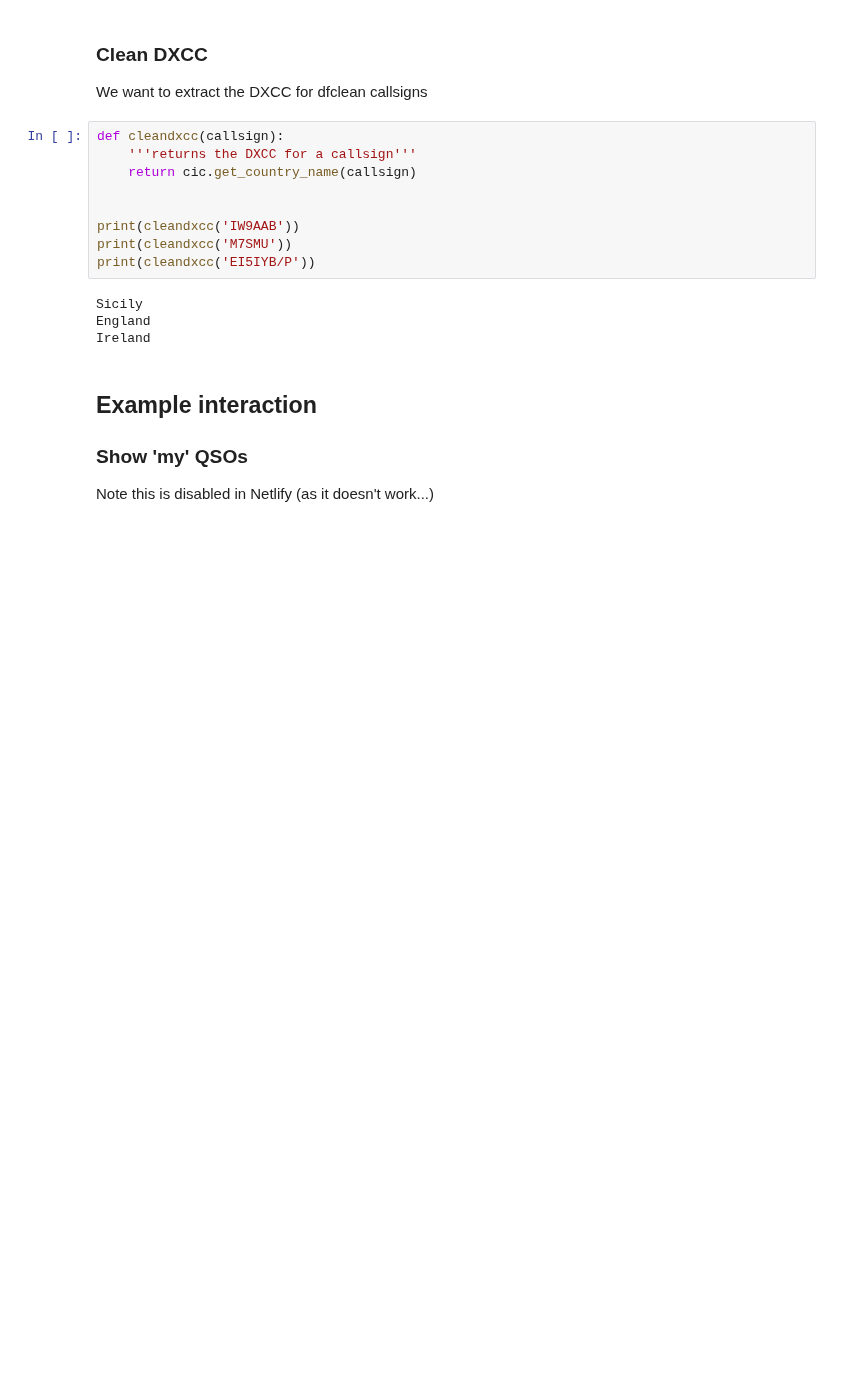
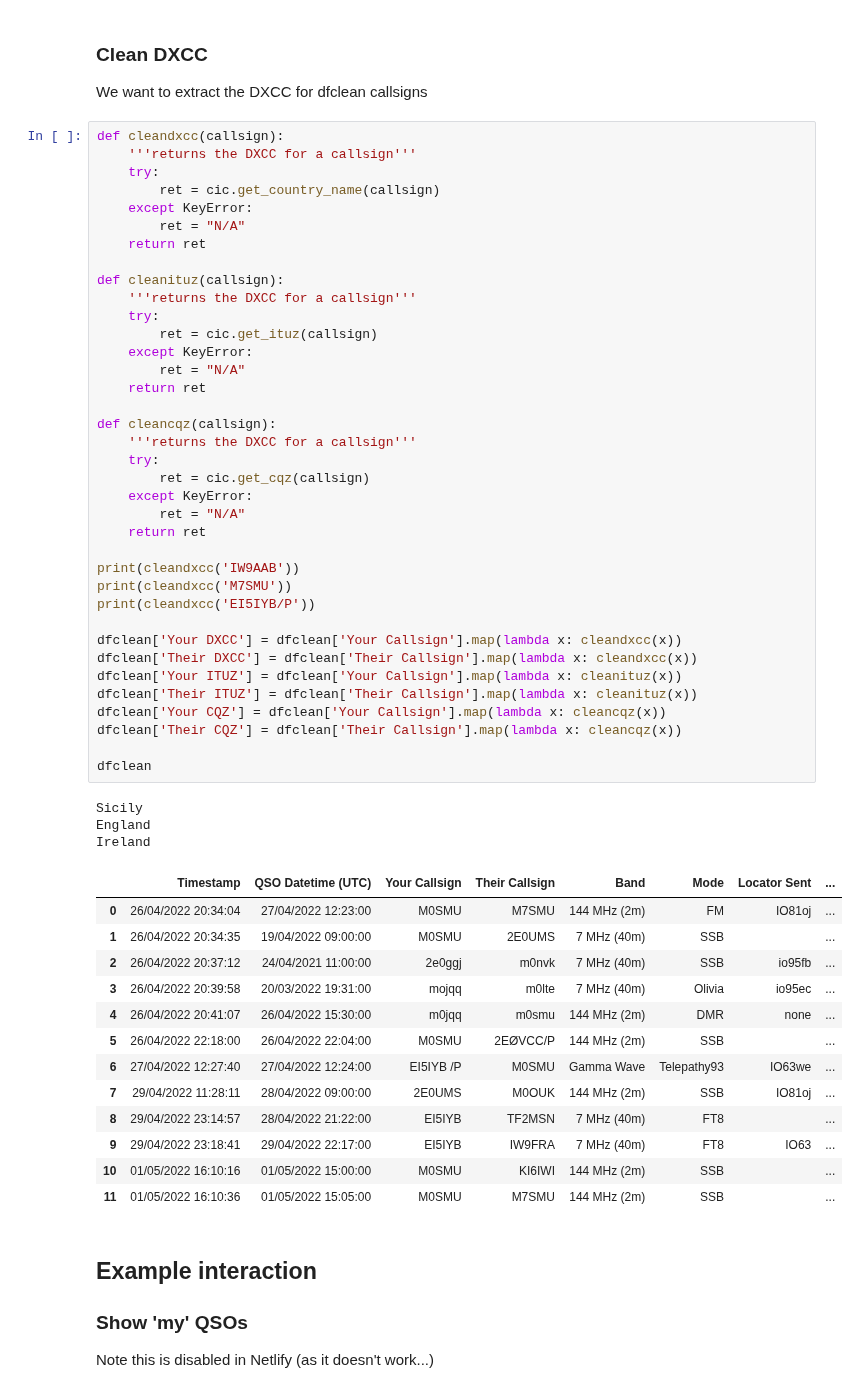
Before and after one commit to smurphboy/WAllOARC, a Jupyter notebook: WorkedAllOARC.ipynb, the cells around one changed output. Saved outputs shown, nothing was run; the diff lists cells and outputs as text; blank space fills up the shorter version.

Commit message:
Some more clean DXCC

```diff
--- a/WorkedAllOARC.ipynb
+++ b/WorkedAllOARC.ipynb
@@ -156,19 +156,60 @@ dfclean.head(10)
 ### Clean DXCC
 
 We want to extract the DXCC for dfclean callsigns
-# %%
-def cleandxcc(callsign):
-    '''returns the DXCC for a callsign'''
-    return cic.get_country_name(callsign)
-
-
-print(cleandxcc('IW9AAB'))
-print(cleandxcc('M7SMU'))
-print(cleandxcc('EI5IYB/P'))
-# %% [output]
-Sicily
-England
-Ireland
+# %%
+def cleandxcc(callsign):
+    '''returns the DXCC for a callsign'''
+    try:
+        ret = cic.get_country_name(callsign)
+    except KeyError:
+        ret = "N/A"
+    return ret
+
+def cleanituz(callsign):
+    '''returns the DXCC for a callsign'''
+    try:
+        ret = cic.get_ituz(callsign)
+    except KeyError:
+        ret = "N/A"
+    return ret
+
+def cleancqz(callsign):
+    '''returns the DXCC for a callsign'''
+    try:
+        ret = cic.get_cqz(callsign)
+    except KeyError:
+        ret = "N/A"
+    return ret
+
+print(cleandxcc('IW9AAB'))
+print(cleandxcc('M7SMU'))
+print(cleandxcc('EI5IYB/P'))
+
+dfclean['Your DXCC'] = dfclean['Your Callsign'].map(lambda x: cleandxcc(x))
+dfclean['Their DXCC'] = dfclean['Their Callsign'].map(lambda x: cleandxcc(x))
+dfclean['Your ITUZ'] = dfclean['Your Callsign'].map(lambda x: cleanituz(x))
+dfclean['Their ITUZ'] = dfclean['Their Callsign'].map(lambda x: cleanituz(x))
+dfclean['Your CQZ'] = dfclean['Your Callsign'].map(lambda x: cleancqz(x))
+dfclean['Their CQZ'] = dfclean['Their Callsign'].map(lambda x: cleancqz(x))
+
+dfclean
+# %% [output]
+Sicily
+England
+Ireland
+|  | Timestamp | QSO Datetime (UTC) | Your Callsign | Their Callsign | Band | Mode | Locator Sent | ... |
+| 0 | 26/04/2022 20:34:04 | 27/04/2022 12:23:00 | M0SMU | M7SMU | 144 MHz (2m) | FM | IO81oj | ... |
+| 1 | 26/04/2022 20:34:35 | 19/04/2022 09:00:00 | M0SMU | 2E0UMS | 7 MHz (40m) | SSB |  | ... |
+| 2 | 26/04/2022 20:37:12 | 24/04/2021 11:00:00 | 2e0ggj | m0nvk | 7 MHz (40m) | SSB | io95fb | ... |
+| 3 | 26/04/2022 20:39:58 | 20/03/2022 19:31:00 | mojqq | m0lte | 7 MHz (40m) | Olivia | io95ec | ... |
+| 4 | 26/04/2022 20:41:07 | 26/04/2022 15:30:00 | m0jqq | m0smu | 144 MHz (2m) | DMR | none | ... |
+| 5 | 26/04/2022 22:18:00 | 26/04/2022 22:04:00 | M0SMU | 2EØVCC/P | 144 MHz (2m) | SSB |  | ... |
+| 6 | 27/04/2022 12:27:40 | 27/04/2022 12:24:00 | EI5IYB /P | M0SMU | Gamma Wave | Telepathy93 | IO63we | ... |
+| 7 | 29/04/2022 11:28:11 | 28/04/2022 09:00:00 | 2E0UMS | M0OUK | 144 MHz (2m) | SSB | IO81oj | ... |
+| 8 | 29/04/2022 23:14:57 | 28/04/2022 21:22:00 | EI5IYB | TF2MSN | 7 MHz (40m) | FT8 |  | ... |
+| 9 | 29/04/2022 23:18:41 | 29/04/2022 22:17:00 | EI5IYB | IW9FRA | 7 MHz (40m) | FT8 | IO63 | ... |
+| 10 | 01/05/2022 16:10:16 | 01/05/2022 15:00:00 | M0SMU | KI6IWI | 144 MHz (2m) | SSB |  | ... |
+| 11 | 01/05/2022 16:10:36 | 01/05/2022 15:05:00 | M0SMU | M7SMU | 144 MHz (2m) | SSB |  | ... |
 # %% [markdown]
 ## Example interaction
 
```
